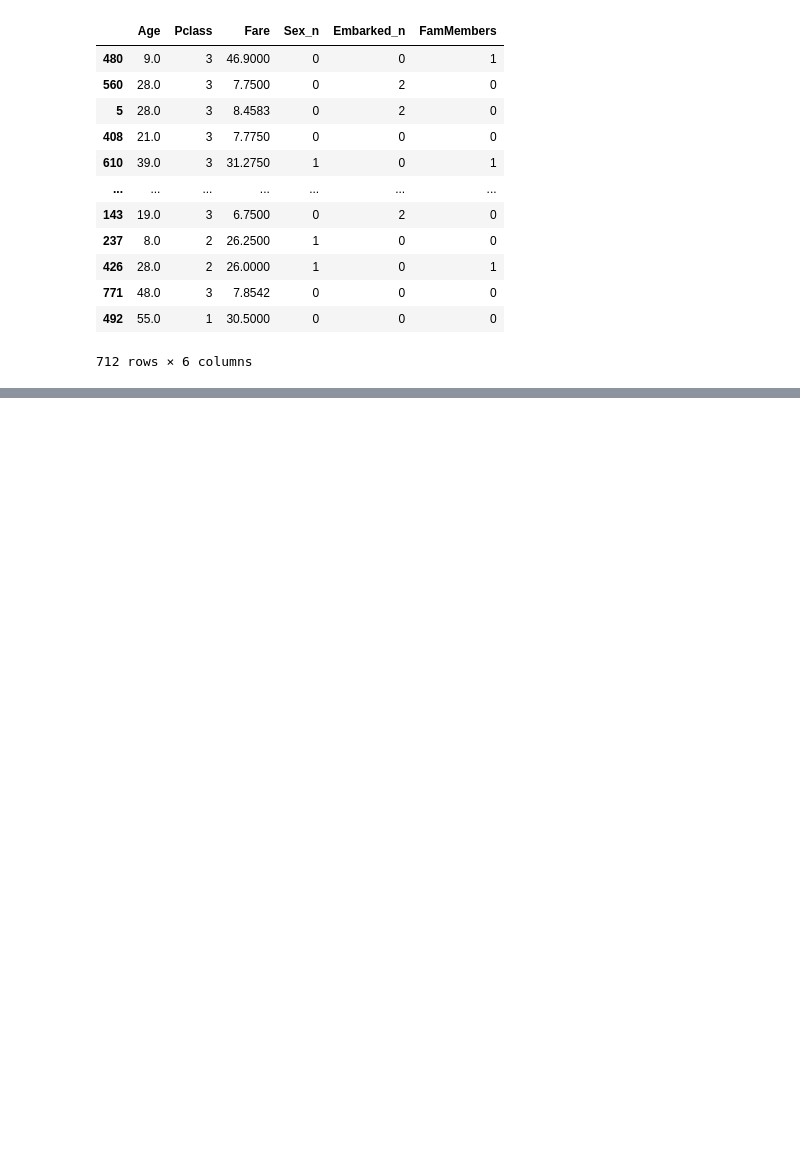
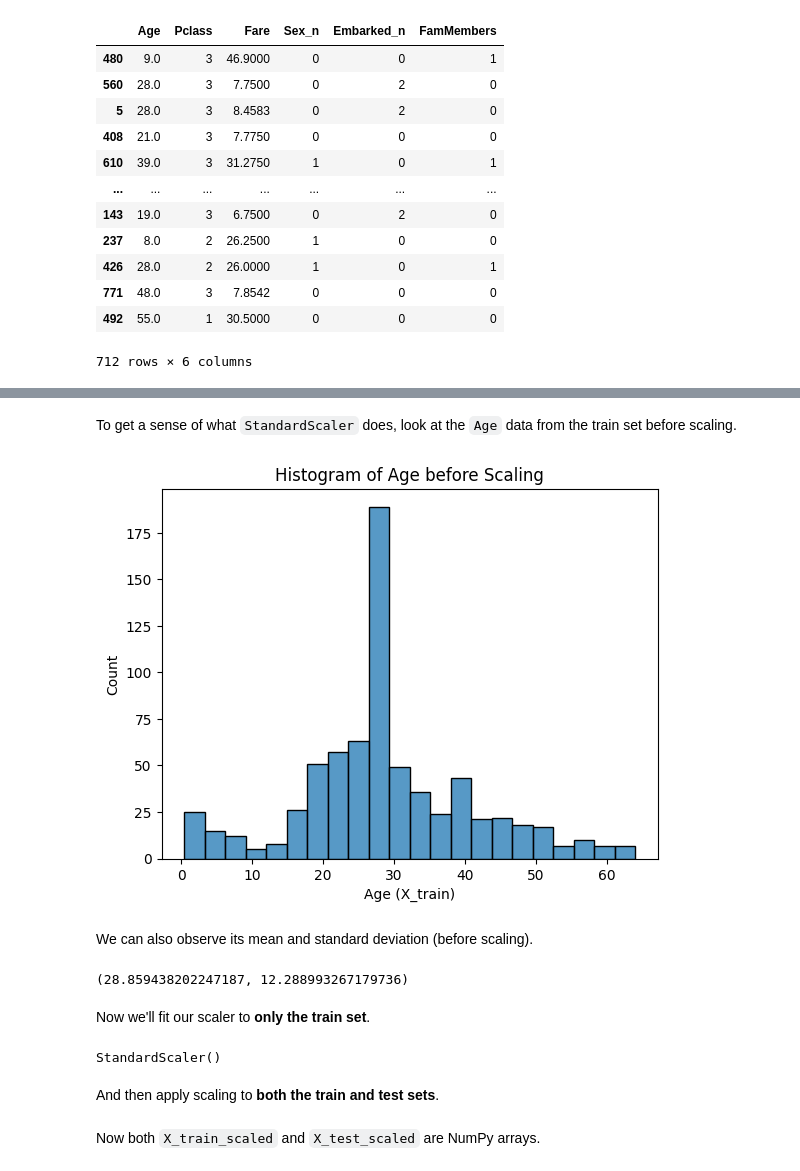
Before and after one commit to themarisolhernandez/ds-review-lessons, a Jupyter notebook: 16-exploratory-data-analysis.ipynb, the cells around one changed output, grey strips where cells are left out. Drawn from its saved outputs; the diff is of its cells as text; code cells hidden in the pictures; blank space fills up the shorter version.

```diff
--- a/16-exploratory-data-analysis.ipynb
+++ b/16-exploratory-data-analysis.ipynb
@@ -1399,0 +1421,23 @@ X_train
+# %% [markdown]
+To get a sense of what `StandardScaler` does, look at the `Age` data from the train set before scaling.
+# %%
+sns.histplot(data = X_train, x = "Age")
+plt.xlabel("Age (X_train)")
+plt.title("Histogram of Age before Scaling")
+plt.show()
+# %% [output]
+[figure, added]
+# %% [markdown]
+We can also observe its mean and standard deviation (before scaling).
+# %%
+X_train['Age'].mean(), X_train['Age'].std()
+# %% [output]
+(28.859438202247187, 12.288993267179736)
+# %% [markdown]
+Now we'll fit our scaler to **only the train set**.
+# %%
+scaler.fit(X_train)
+# %% [output]
+StandardScaler()
+# %% [markdown]
+And then apply scaling to **both the train and test sets**.
@@ -1399,0 +1447,2 @@ X_train
+# %% [markdown]
+Now both `X_train_scaled` and `X_test_scaled` are NumPy arrays.
```
Also changed, not shown: parts of 24 cells of this notebook, 6 other files.
